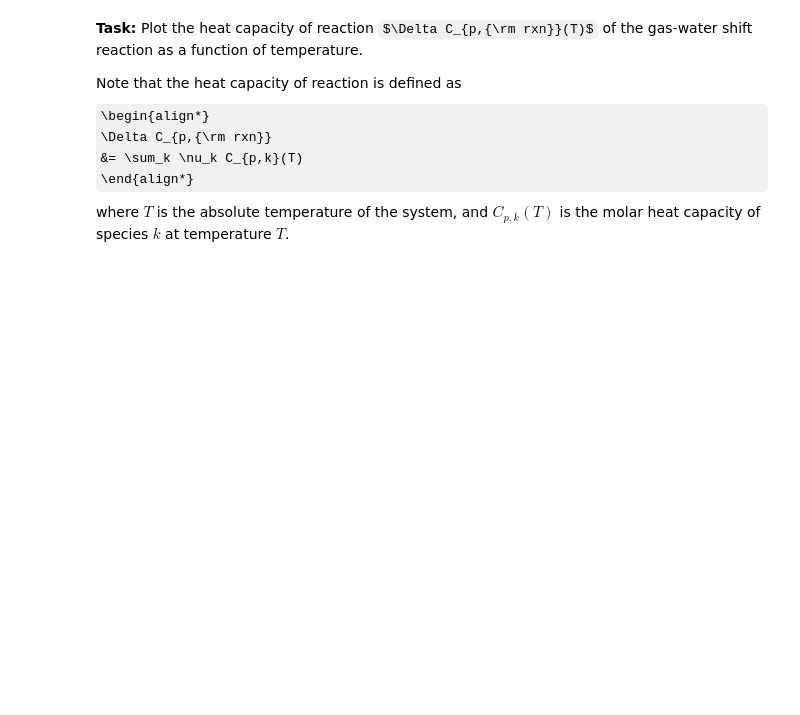
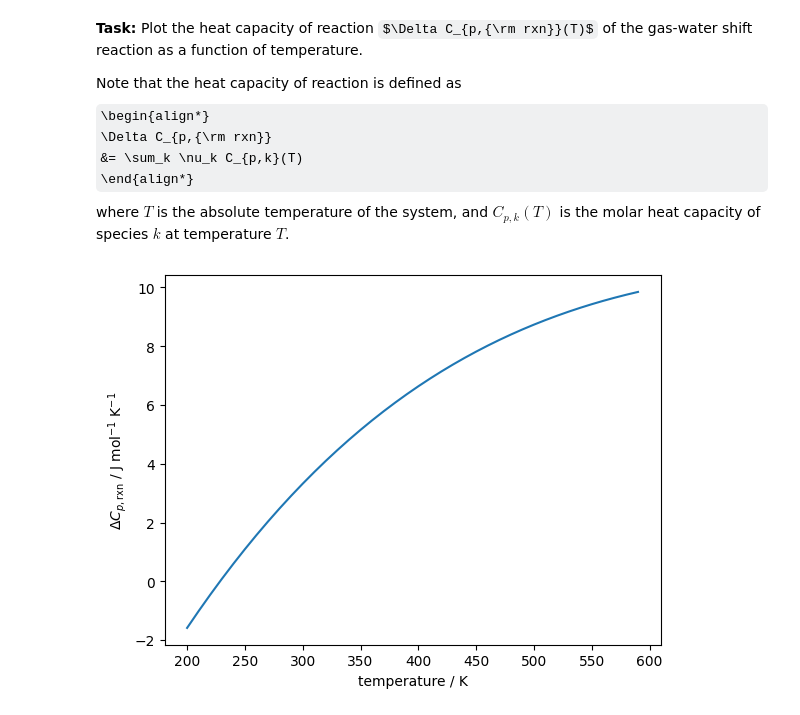
Before and after one commit to vint-j/Chemical-Engineering, a Jupyter notebook: Notebooks/CP213/Tutorial 1.ipynb, the cells around one changed output. Drawn from its saved outputs; the diff is of its cells as text; code cells hidden in the pictures; some formulas as TeX source; blank space fills up the shorter version.

```diff
--- a/Notebooks/CP213/Tutorial 1.ipynb
+++ b/Notebooks/CP213/Tutorial 1.ipynb
@@ -372,7 +372,8 @@ where $G_{f,k}$ is the standard enthalpy of formation of species $k$.
 Hrxn = 0.0 # Heat of reaction
 Grxn = 0.0 # Gibbs free energy of reaction
 for gas, coeff in nu.items():
-    Hrxn += ()
+    Hrxn += coeff * data[gas]['Hf']
+    Grxn += coeff * data[gas]['Gf']
 
 print(f'standard enthalpy of reaction: {Hrxn} kJ mol^{{-1}}')
 print(f'standard Gibbs energy of reaction: {Grxn} kJ mol^{{-1}}')
@@ -464,8 +500,24 @@ where $T$ is the absolute temperature of the system, and $C_{p,k}(T)$ is the mol
 # %%
 T_data = np.arange(200.0, 600.0, 10.0)
 
-# TODO <--- your work here
 
+Cp_data = []
+
+for T in T_data:
+    Cp_mix = 0.0
+    for name, coeff in nu.items():
+        Cp = 0.0
+        k = 0
+        for aa in data[name]['Cp_coeff']:
+            Cp += aa*T**k
+            k += 1
+        Cp *= 8.314
+        Cp_mix += coeff * Cp
+    Cp_data.append(Cp_mix)
+
+plt.plot(T_data, Cp_data)
 plt.xlabel('temperature / K')
 plt.ylabel(r'$\Delta C_{p,{\rm rxn}}$ / J mol$^{-1}$ K$^{-1}$')
 plt.show()
+# %% [output]
+[figure, added]
```
Also changed, not shown: parts of 3 cells of this notebook.
